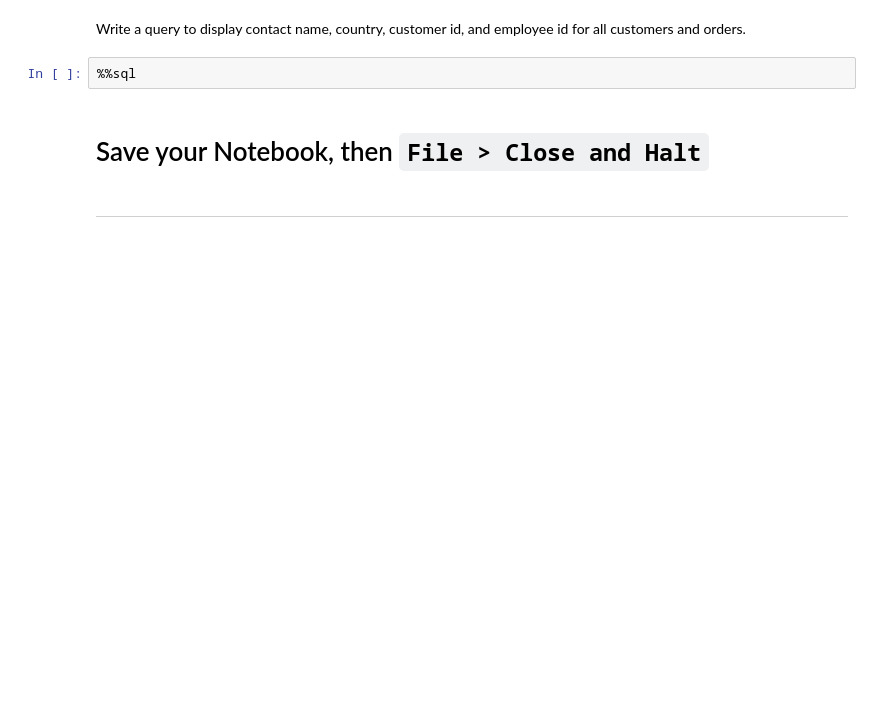
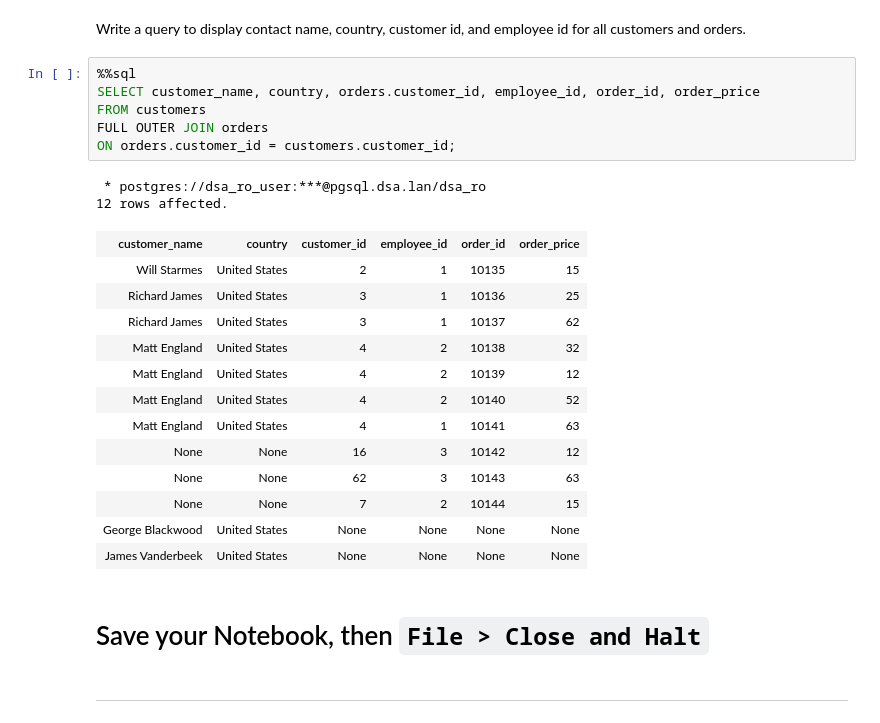
Before and after one commit to may96cc/f21dsa7030, a Jupyter notebook: module3/practices/Joins.ipynb, the cells around one changed output. Cells and saved outputs as stored; diff of their text form; blank space fills up the shorter version.

```diff
--- a/module3/practices/Joins.ipynb
+++ b/module3/practices/Joins.ipynb
@@ -138,7 +299,27 @@ An outer join is used to return results by combining rows from two or more table
 # %% [markdown]
 Write a query to display contact name, country, customer id, and employee id for all customers and orders.
-# %%
-%%sql
+# %%
+%%sql
+SELECT customer_name, country, orders.customer_id, employee_id, order_id, order_price
+FROM customers
+FULL OUTER JOIN orders
+ON orders.customer_id = customers.customer_id;
+# %% [output]
+ * postgres://dsa_ro_user:***@pgsql.dsa.lan/dsa_ro
+12 rows affected.
+| customer_name | country | customer_id | employee_id | order_id | order_price |
+| Will Starmes | United States | 2 | 1 | 10135 | 15 |
+| Richard James | United States | 3 | 1 | 10136 | 25 |
+| Richard James | United States | 3 | 1 | 10137 | 62 |
+| Matt England | United States | 4 | 2 | 10138 | 32 |
+| Matt England | United States | 4 | 2 | 10139 | 12 |
+| Matt England | United States | 4 | 2 | 10140 | 52 |
+| Matt England | United States | 4 | 1 | 10141 | 63 |
+| None | None | 16 | 3 | 10142 | 12 |
+| None | None | 62 | 3 | 10143 | 63 |
+| None | None | 7 | 2 | 10144 | 15 |
+| George Blackwood | United States | None | None | None | None |
+| James Vanderbeek | United States | None | None | None | None |
 # %% [markdown]
 # Save your Notebook, then `File > Close and Halt`
 # %% [markdown]
```
Also changed, not shown: parts of 19 cells of this notebook, 2 other files.
